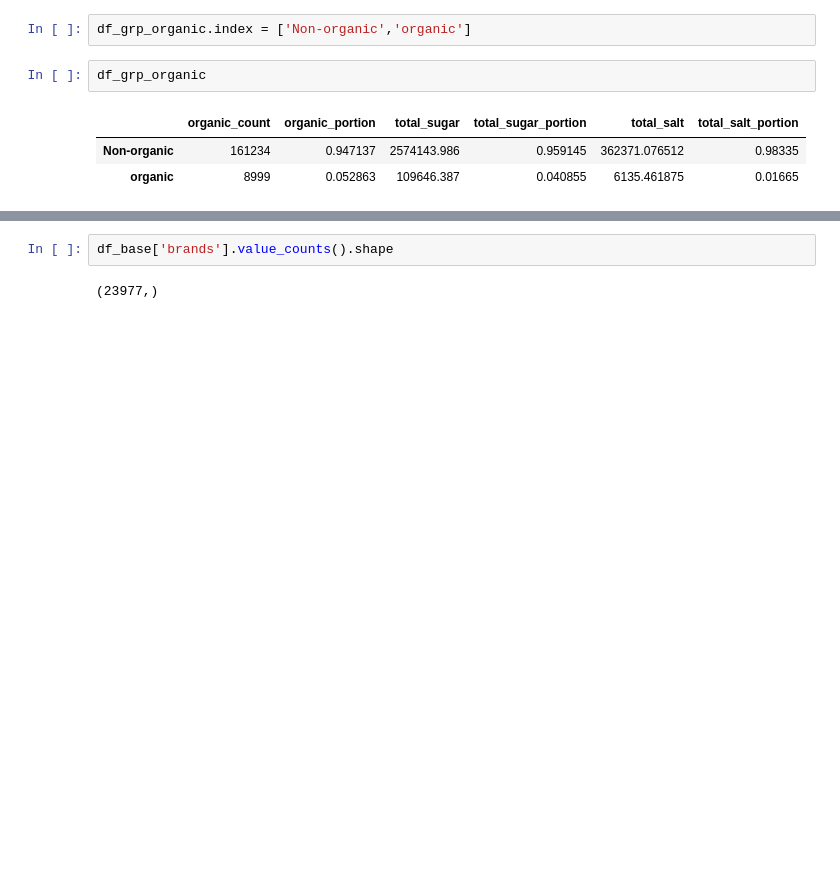
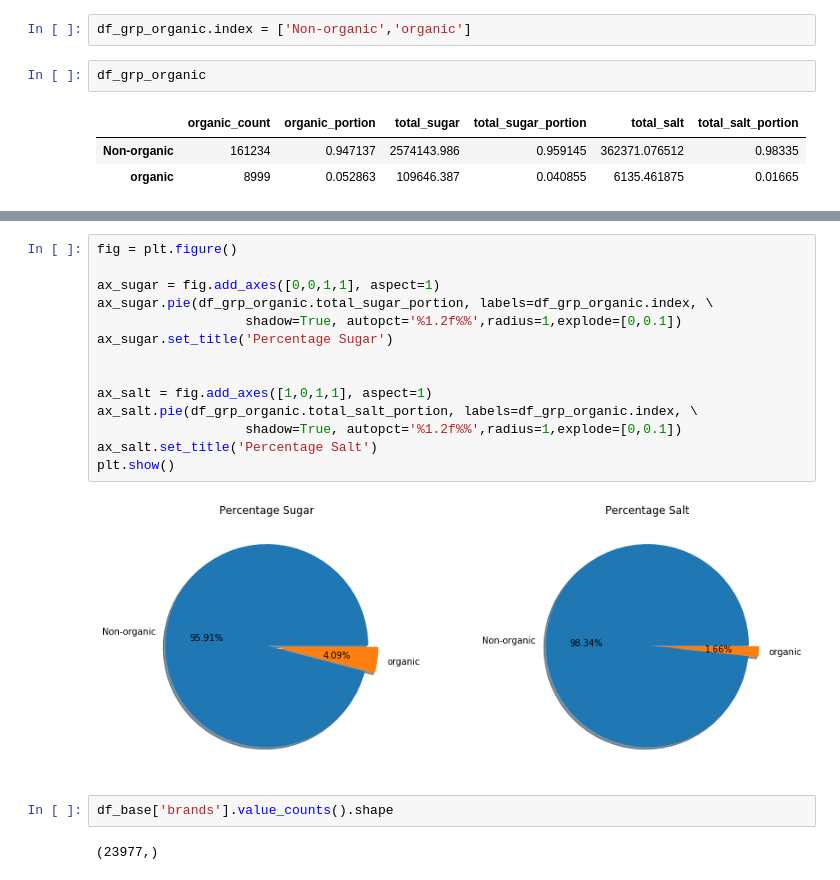
Before and after one commit to wits73/py_project, a Jupyter notebook: Health&Food-project-II.ipynb, the cells around one changed output, grey strips where cells are left out. Saved outputs shown, nothing was run; the diff lists cells and outputs as text; blank space fills up the shorter version.

```diff
--- a/Health&Food-project-II.ipynb
+++ b/Health&Food-project-II.ipynb
@@ -47,3 +58,19 @@ df_grp_organic
+# %%
+fig = plt.figure()
+
+ax_sugar = fig.add_axes([0,0,1,1], aspect=1)
+ax_sugar.pie(df_grp_organic.total_sugar_portion, labels=df_grp_organic.index, \
+                   shadow=True, autopct='%1.2f%%',radius=1,explode=[0,0.1])
+ax_sugar.set_title('Percentage Sugar')
+
+
+ax_salt = fig.add_axes([1,0,1,1], aspect=1)
+ax_salt.pie(df_grp_organic.total_salt_portion, labels=df_grp_organic.index, \
+                   shadow=True, autopct='%1.2f%%',radius=1,explode=[0,0.1])
+ax_salt.set_title('Percentage Salt')
+plt.show()
+# %% [output]
+[figure, added]
 # %%
 df_base['brands'].value_counts().shape
 # %% [output]
```
Also changed, not shown: parts of 44 cells of this notebook, 1 other file.
